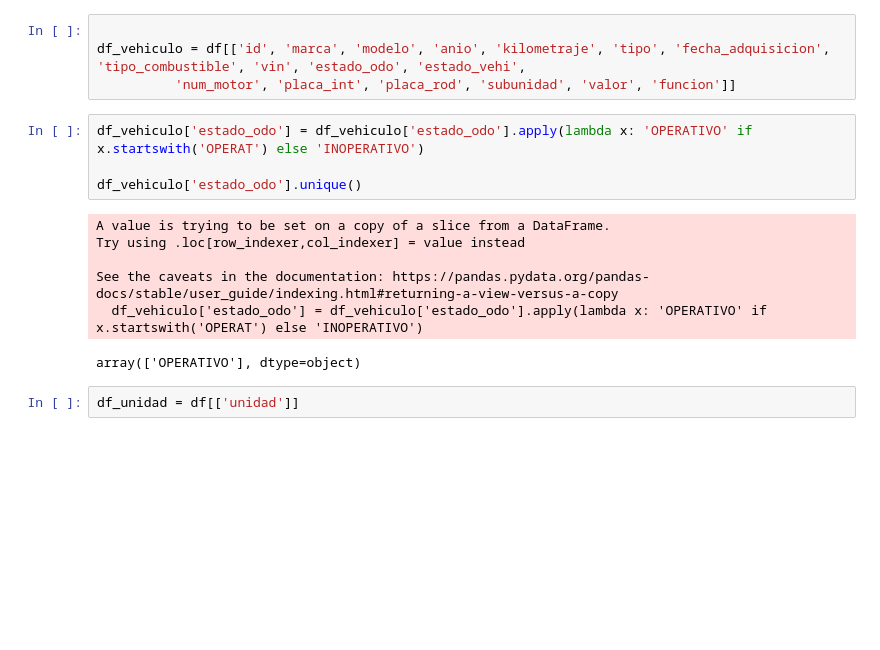
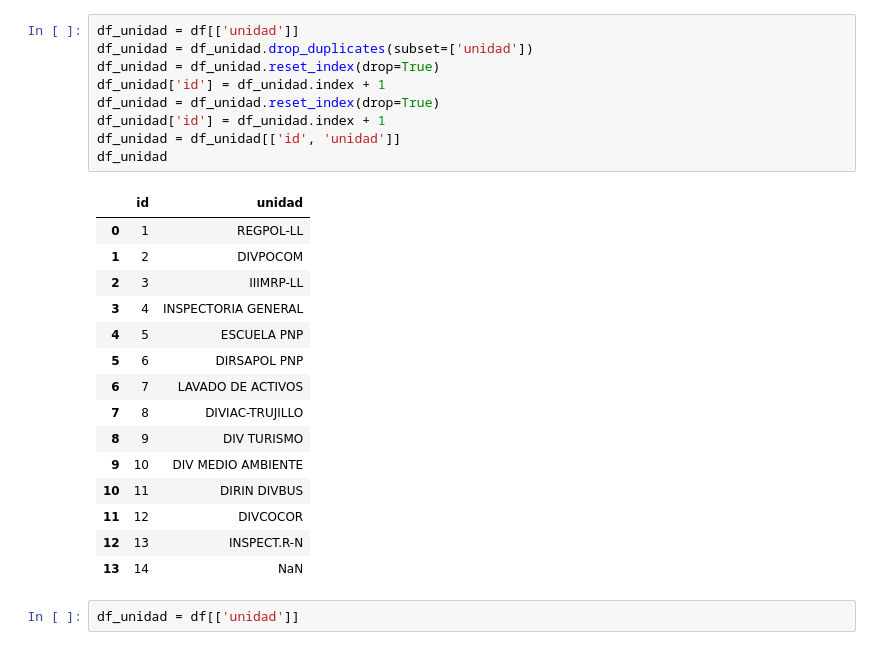
Before and after one commit to BKMS94/SoftPoli, a Jupyter notebook: limpieza_datos/prueba.ipynb, the cells around one changed output. Cells and saved outputs as stored; diff of their text form; blank space fills up the shorter version.

```diff
--- a/limpieza_datos/prueba.ipynb
+++ b/limpieza_datos/prueba.ipynb
@@ -39,18 +98,28 @@ df ['valor'] = 0
-# %%
-
-df_vehiculo = df[['id', 'marca', 'modelo', 'anio', 'kilometraje', 'tipo', 'fecha_adquisicion', 'tipo_combustible', 'vin', 'estado_odo', 'estado_vehi',
-          'num_motor', 'placa_int', 'placa_rod', 'subunidad', 'valor', 'funcion']]
 # %%
-df_vehiculo['estado_odo'] = df_vehiculo['estado_odo'].apply(lambda x: 'OPERATIVO' if x.startswith('OPERAT') else 'INOPERATIVO')
-
-df_vehiculo['estado_odo'].unique()
+df_unidad = df[['unidad']]
+df_unidad = df_unidad.drop_duplicates(subset=['unidad'])
+df_unidad = df_unidad.reset_index(drop=True)
+df_unidad['id'] = df_unidad.index + 1
+df_unidad = df_unidad.reset_index(drop=True)
+df_unidad['id'] = df_unidad.index + 1
+df_unidad = df_unidad[['id', 'unidad']]
+df_unidad
 # %% [output]
-A value is trying to be set on a copy of a slice from a DataFrame.
-Try using .loc[row_indexer,col_indexer] = value instead
-
-See the caveats in the documentation: https://pandas.pydata.org/pandas-docs/stable/user_guide/indexing.html#returning-a-view-versus-a-copy
-  df_vehiculo['estado_odo'] = df_vehiculo['estado_odo'].apply(lambda x: 'OPERATIVO' if x.startswith('OPERAT') else 'INOPERATIVO')
-array(['OPERATIVO'], dtype=object)
+|  | id | unidad |
+| 0 | 1 | REGPOL-LL |
+| 1 | 2 | DIVPOCOM |
+| 2 | 3 | IIIMRP-LL |
+| 3 | 4 | INSPECTORIA GENERAL |
+| 4 | 5 | ESCUELA PNP |
+| 5 | 6 | DIRSAPOL PNP |
+| 6 | 7 | LAVADO DE ACTIVOS |
+| 7 | 8 | DIVIAC-TRUJILLO |
+| 8 | 9 | DIV TURISMO |
+| 9 | 10 | DIV MEDIO AMBIENTE |
+| 10 | 11 | DIRIN DIVBUS |
+| 11 | 12 | DIVCOCOR |
+| 12 | 13 | INSPECT.R-N |
+| 13 | 14 | NaN |
 # %%
 df_unidad = df[['unidad']]
 # %%
```
Also changed, not shown: parts of 4 cells of this notebook, 6 other files.
